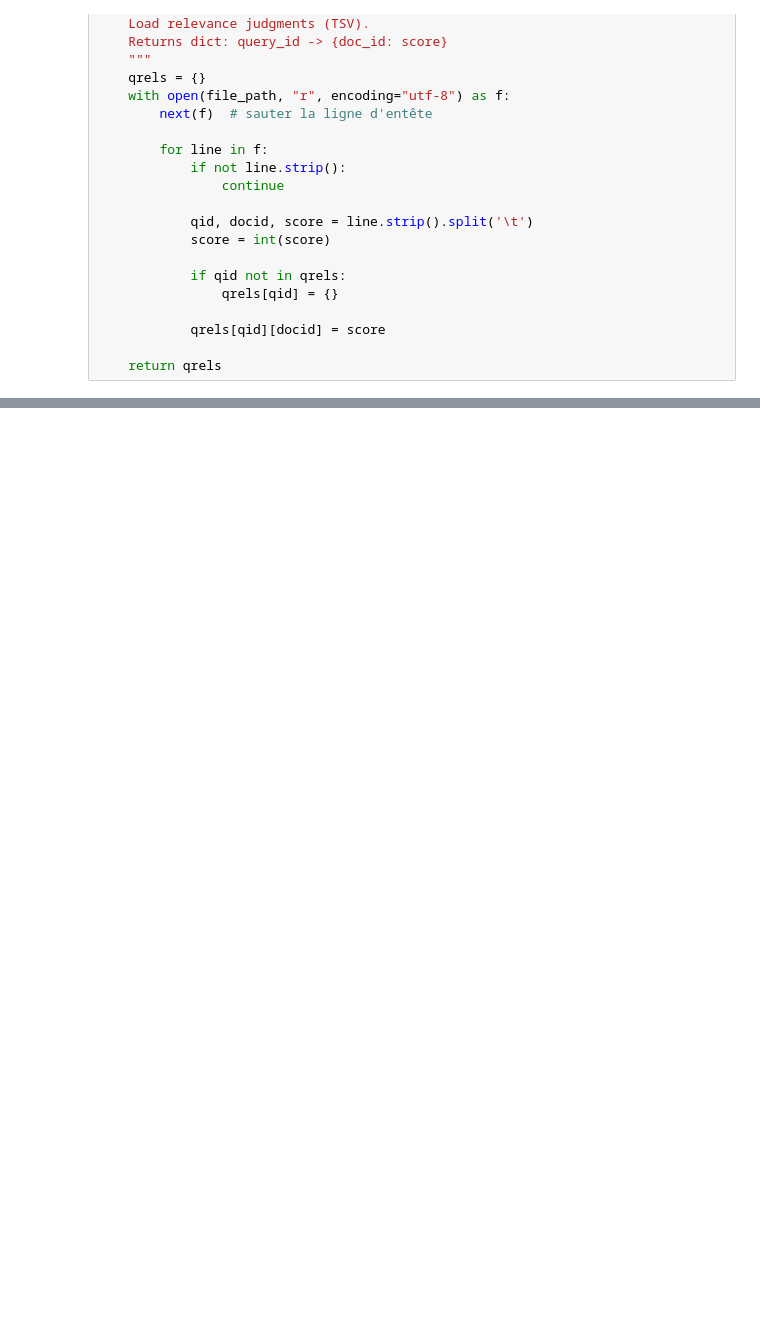
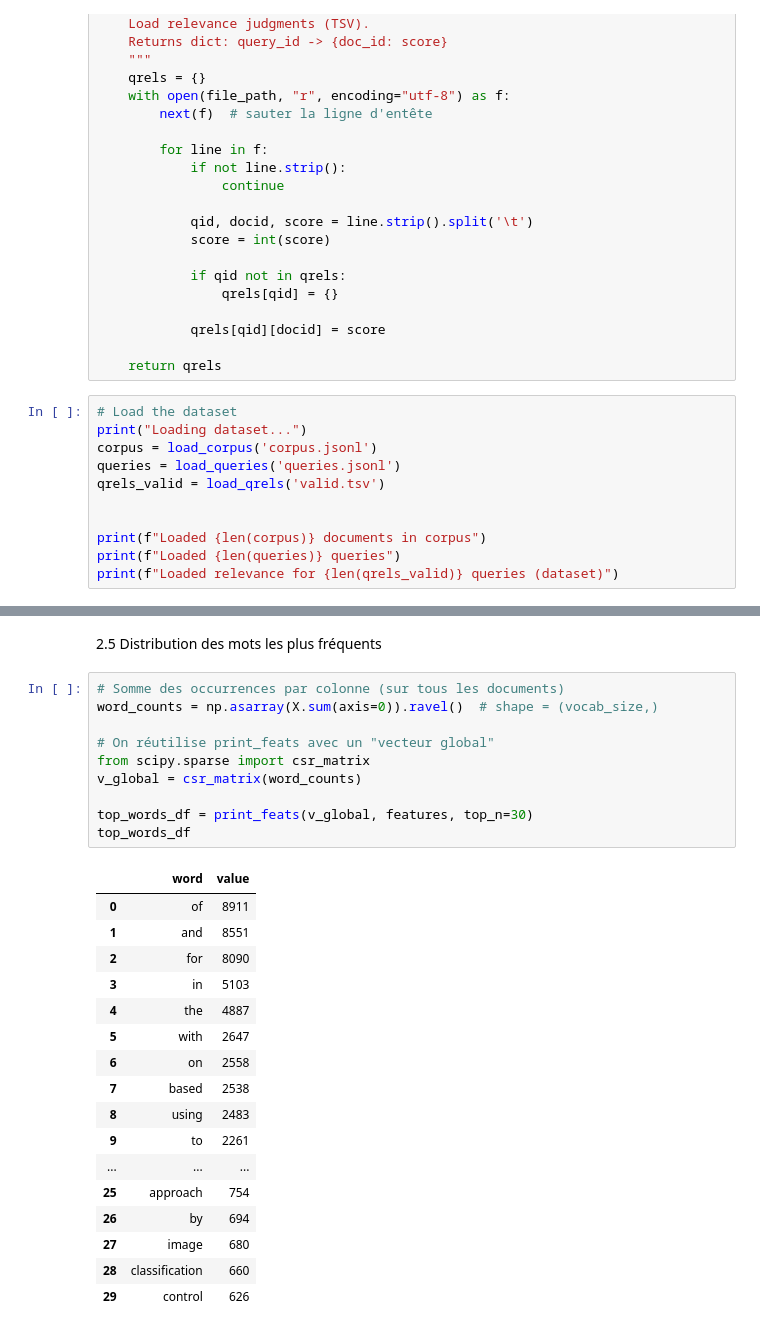
Before and after one commit to Lserval/BE2_DS, a Jupyter notebook: BE lisa.ipynb, the cells around one changed output, grey strips where cells are left out. Cells and saved outputs as stored; diff of their text form; blank space fills up the shorter version.

```diff
--- a/BE lisa.ipynb
+++ b/BE lisa.ipynb
@@ -110,3 +110,14 @@ def load_qrels(file_path: str):
             qrels[qid][docid] = score
 
     return qrels
+# %%
+# Load the dataset
+print("Loading dataset...")
+corpus = load_corpus('corpus.jsonl')
+queries = load_queries('queries.jsonl')
+qrels_valid = load_qrels('valid.tsv')
+
+
+print(f"Loaded {len(corpus)} documents in corpus")
+print(f"Loaded {len(queries)} queries")
+print(f"Loaded relevance for {len(qrels_valid)} queries (dataset)")
@@ -112,0 +275,30 @@ def load_qrels(file_path: str):
+# %% [markdown]
+2.5 Distribution des mots les plus fréquents
+# %%
+# Somme des occurrences par colonne (sur tous les documents)
+word_counts = np.asarray(X.sum(axis=0)).ravel()  # shape = (vocab_size,)
+
+# On réutilise print_feats avec un "vecteur global"
+from scipy.sparse import csr_matrix
+v_global = csr_matrix(word_counts)
+
+top_words_df = print_feats(v_global, features, top_n=30)
+top_words_df
+# %% [output]
+|  | word | value |
+| 0 | of | 8911 |
+| 1 | and | 8551 |
+| 2 | for | 8090 |
+| 3 | in | 5103 |
+| 4 | the | 4887 |
+| 5 | with | 2647 |
+| 6 | on | 2558 |
+| 7 | based | 2538 |
+| 8 | using | 2483 |
+| 9 | to | 2261 |
+| ... | ... | ... |
+| 25 | approach | 754 |
+| 26 | by | 694 |
+| 27 | image | 680 |
+| 28 | classification | 660 |
+| 29 | control | 626 |
```
Also changed, not shown: parts of 12 cells of this notebook.
